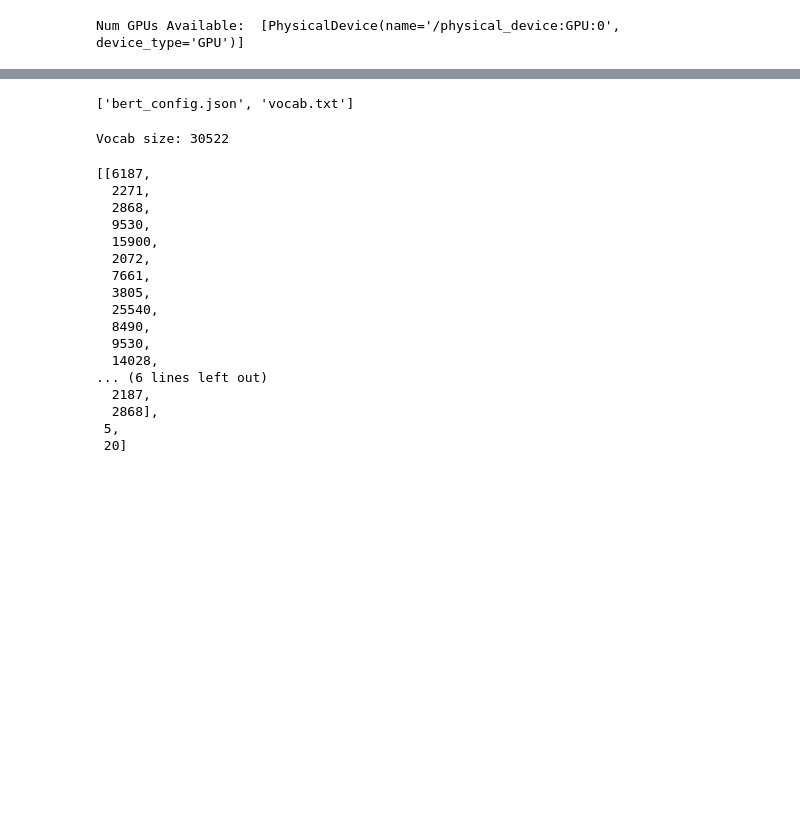
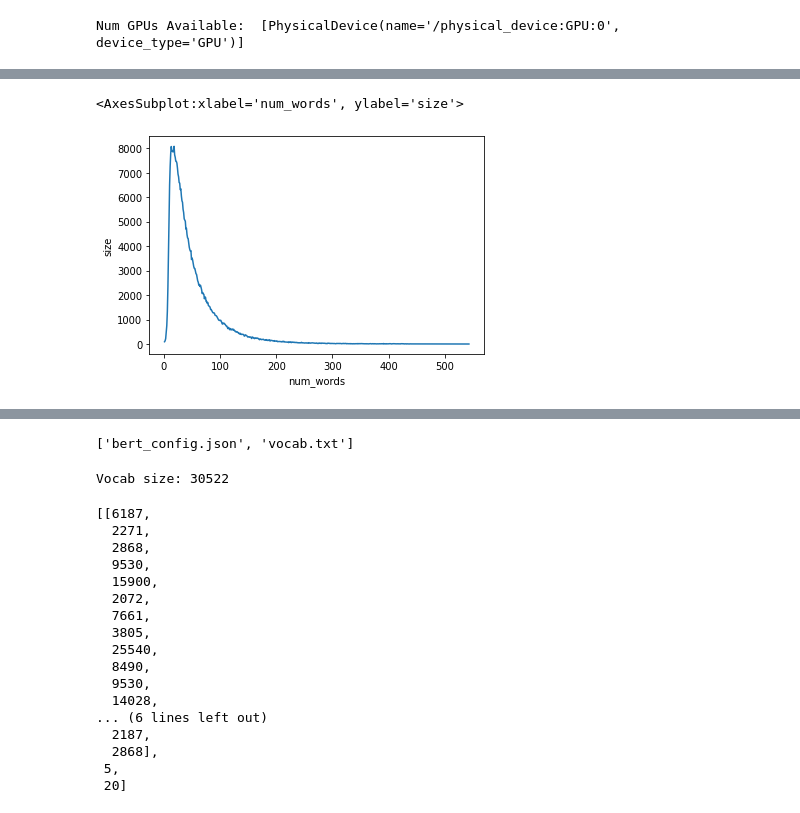
Before and after one commit to FishWith7sMemory/MAST30034-ADS-GroupProj, a Jupyter notebook: Bert.ipynb, the cells around one changed output, grey strips where cells are left out. Drawn from its saved outputs; the diff is of its cells as text; code cells hidden in the pictures; blank space fills up the shorter version.

```diff
--- a/Bert.ipynb
+++ b/Bert.ipynb
@@ -42,0 +50,9 @@ y = df["review_stars"]
+# %%
+def num_word(data):
+    return len(data.split(" "))
+df["num_words"] = df["review_text_after_cleaning"].apply(num_word)
+num_words = df.groupby("num_words", as_index=False).size()
+sns.lineplot(x="num_words", y="size", data=num_words)
+# %% [output]
+<AxesSubplot:xlabel='num_words', ylabel='size'>
+[figure, added]
```
Also changed, not shown: parts of 23 cells of this notebook.
